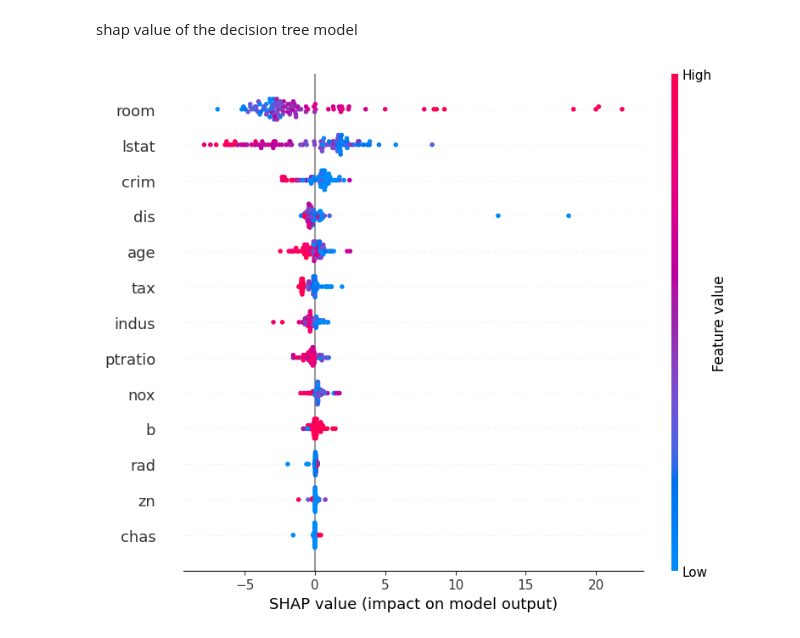
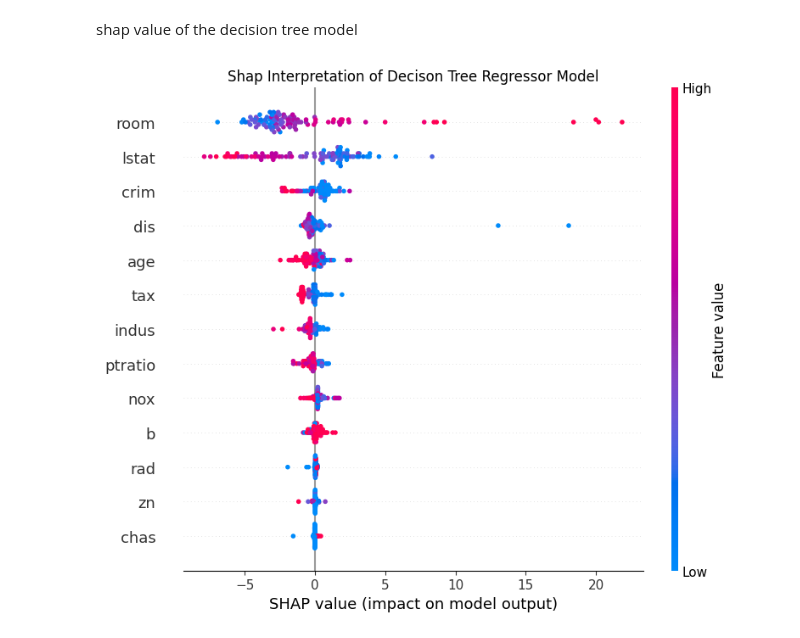
Before and after one commit to imck037/python-ml-projects, a Jupyter notebook: HousePricePrediction/final.ipynb, the cells around one changed output. Cells and saved outputs as stored; diff of their text form; code cells hidden in the pictures.

```diff
--- a/HousePricePrediction/final.ipynb
+++ b/HousePricePrediction/final.ipynb
@@ -654,12 +658,12 @@ shap.summary_plot(shap_values, X_test, feature_names=features)
 # %% [markdown]
 shap value of the decision tree model
 # %%
+dtr_explainer = shap.TreeExplainer(dtr_model)
 
-tree_explainer = shap.TreeExplainer(dtr_model)
+dtr_shap_values = dtr_explainer.shap_values(X_test.numpy())
 
-tree_shap_values = tree_explainer.shap_values(X_test.numpy())
-
-# Plot summary
-shap.summary_plot(tree_shap_values, X_test, feature_names=features)
+plt.title('Shap Interpretation of Decison Tree Regressor Model')
+shap.summary_plot(dtr_shap_values, X_test, feature_names=features)
+plt.show()
 # %% [output]
-[figure, old version]
+[figure, new version]
```
Also changed, not shown: parts of 20 cells of this notebook.
